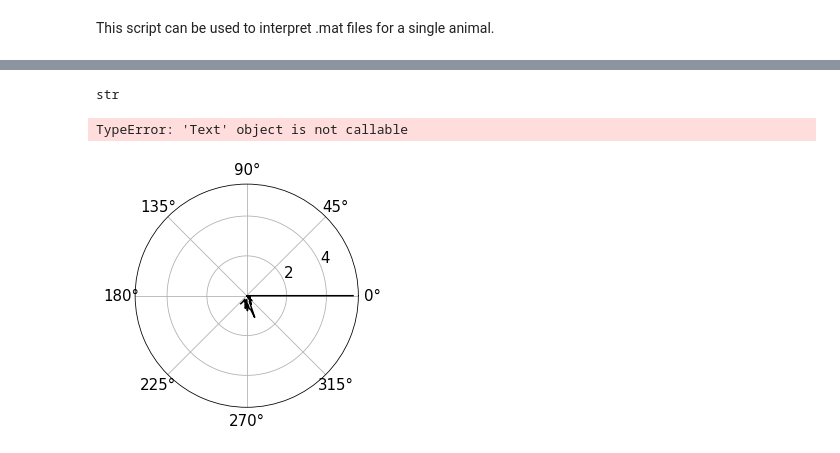
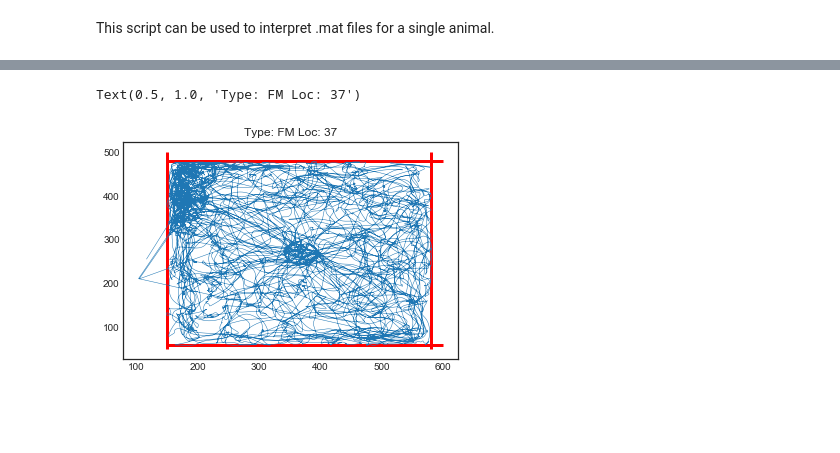
Before and after one commit to jncarpen/egoHC, a Jupyter notebook: egoAllo.ipynb, the cells around one changed output, grey strips where cells are left out. Drawn from its saved outputs; the diff is of its cells as text; code cells hidden in the pictures; blank space fills up the shorter version.

```diff
--- a/egoAllo.ipynb
+++ b/egoAllo.ipynb
@@ -184,18 +192,27 @@ class dataset:
         if save == True:
             filepath = "D:\\egoBearing\\" + str(UID) + "-" + str(sessNum) + ".png"
             fig.savefig(filepath)
-# %%
-UID = A24116.getUID(sessNum=0, unitNum=0)
-figTitle = "UID: " + str(UID) + " Sess: " + str(0)
-type(figTitle)
-# %% [output]
-str
-# %%
-A24116.angTuningCurve(sessNum=0, unitNum=0, refLoc=[370, 260], save=False)
-# %% [output]
-TypeError: 'Text' object is not callable
-[figure, removed]
 # %%
 # create instance for animal 24116
 A24116 = dataset('24116', accel, behaviour, hd, pos, rawEEG, sessInfo, speed, SpikeTimes, SpikeTrain, trialType, UniqueID, hwLoc)
+# %%
+#     def findWellLoc(self, sessNum=0, testX=370, testY=260):
+sessNum = 26
+pos_ = A24116.getPos(sessNum=sessNum)
+hwLoc = A24116.getHwLoc(sessNum=sessNum)
+trialType = A24116.getTrialType(sessNum=sessNum)
+figTitle = "Type: " + str(trialType) + " Loc: " + str(hwLoc)
+fig = plt.figure()
+ax = fig.add_subplot()
+
+ax.hlines(y=60, xmin=150, xmax=600, colors = 'r', linewidth= 3)
+ax.hlines(y=480, xmin=150, xmax=600, colors = 'r', linewidth= 3)
+ax.vlines(x=150, ymin=50, ymax=500, colors = 'r', linewidth = 3)
+ax.vlines(x=580, ymin=50, ymax=500, colors = 'r', linewidth = 3)
+
+ax.plot(pos_[:,1], pos_[:,2], linewidth = .5)
+ax.set_title(label=figTitle)
+# %% [output]
+Text(0.5, 1.0, 'Type: FM Loc: 37')
+[figure, added]
 # %%
```
Also changed, not shown: parts of 5 cells of this notebook, 1 other file.
